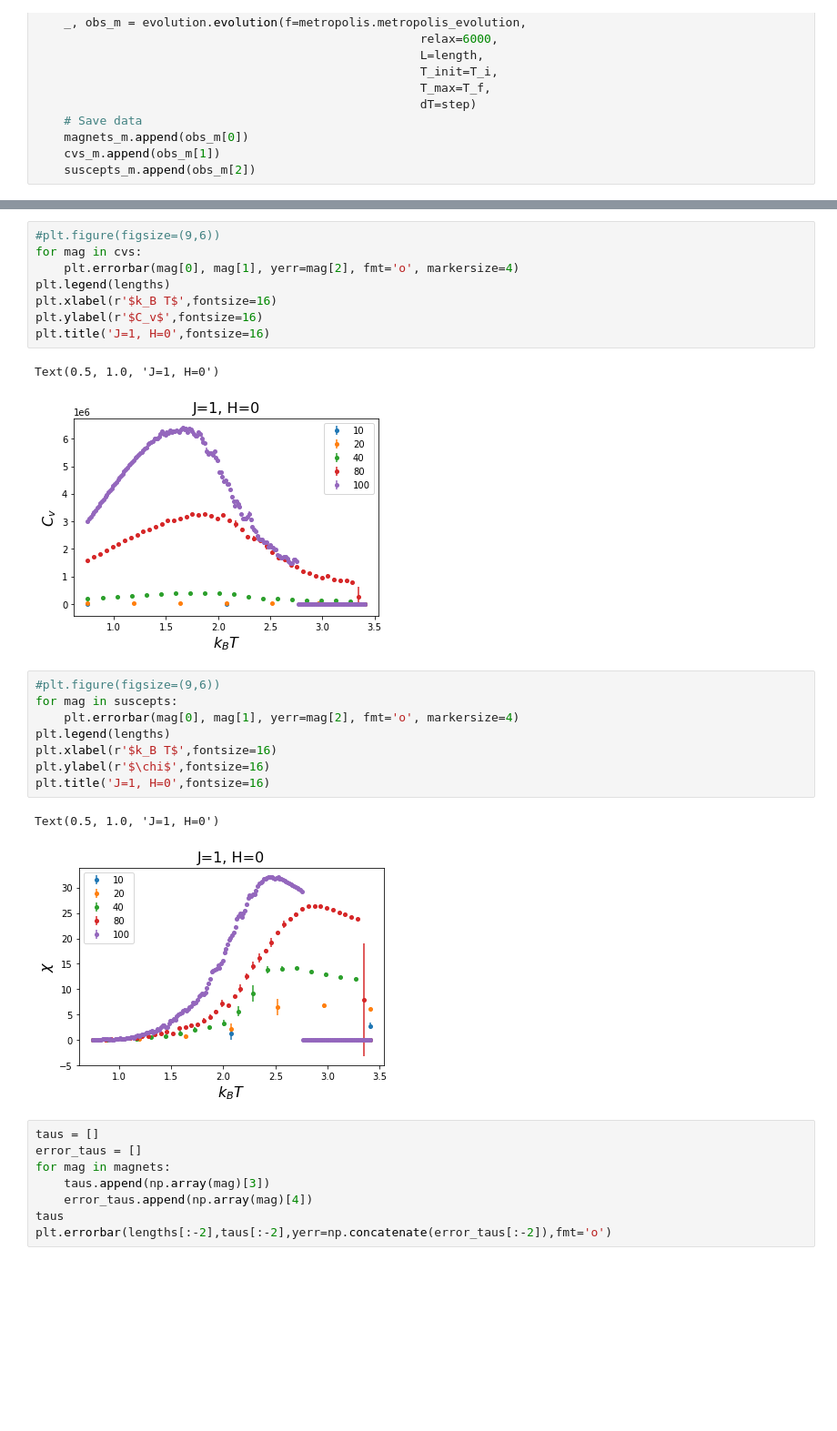
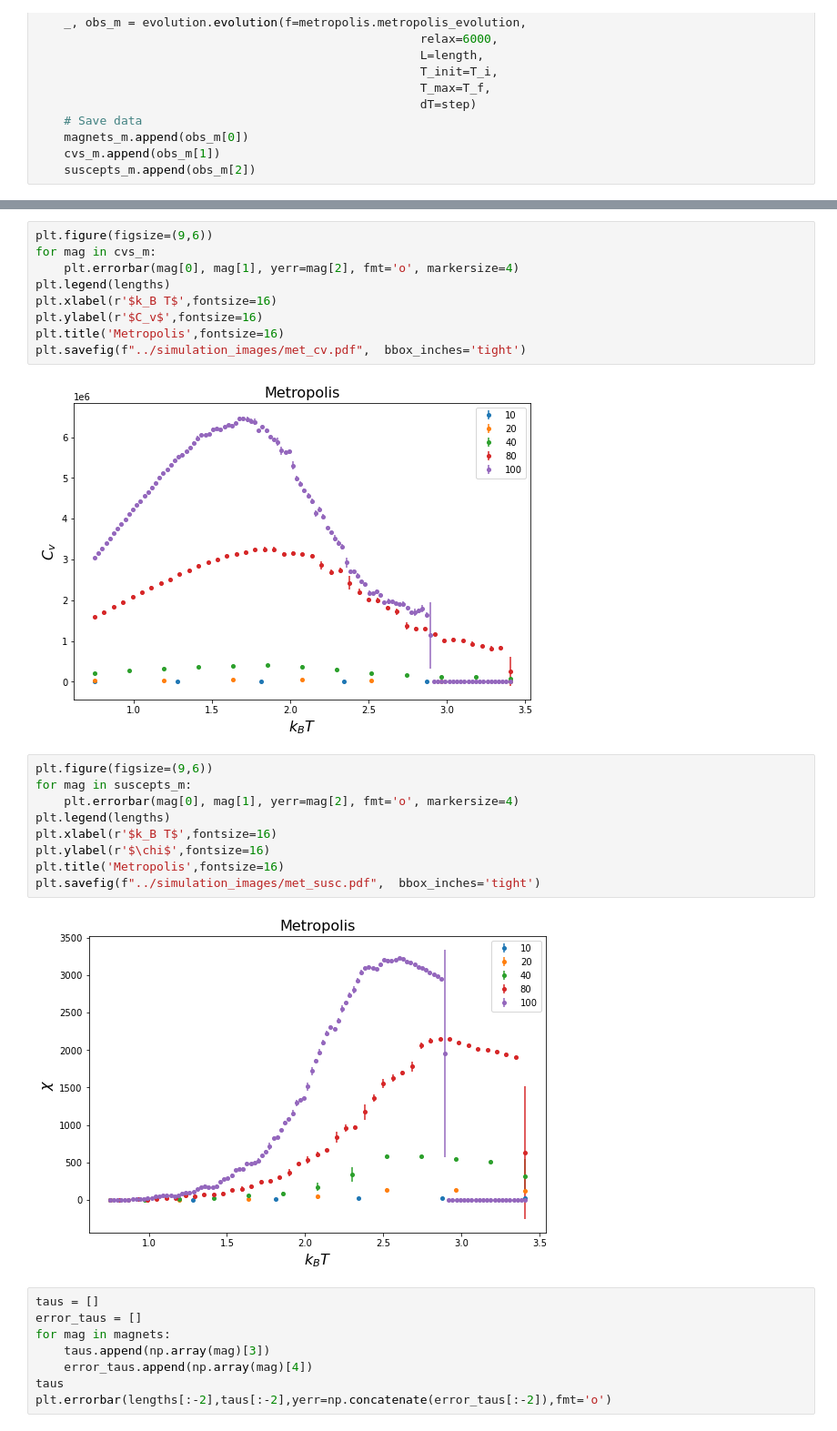
Before and after one commit to bernwo/AP3082-Ising-Model, a Jupyter notebook: scripts/results.ipynb, the cells around one changed output, grey strips where cells are left out. Shown at 91% size. Drawn from its saved outputs; the diff is of its cells as text; blank space fills up the shorter version.

```diff
--- a/scripts/results.ipynb
+++ b/scripts/results.ipynb
@@ -105,25 +109,25 @@ plt.savefig(f"../simulation_images/metropolis_size_dependence.pdf",  bbox_inches
 # %%
-#plt.figure(figsize=(9,6))
-for mag in cvs:
+plt.figure(figsize=(9,6))
+for mag in cvs_m:
     plt.errorbar(mag[0], mag[1], yerr=mag[2], fmt='o', markersize=4)
 plt.legend(lengths)
 plt.xlabel(r'$k_B T$',fontsize=16)
 plt.ylabel(r'$C_v$',fontsize=16)
-plt.title('J=1, H=0',fontsize=16)
+plt.title('Metropolis',fontsize=16)
+plt.savefig(f"../simulation_images/met_cv.pdf",  bbox_inches='tight')
 # %% [output]
-Text(0.5, 1.0, 'J=1, H=0')
-[figure, old version]
+[figure, new version]
 # %%
-#plt.figure(figsize=(9,6))
-for mag in suscepts:
+plt.figure(figsize=(9,6))
+for mag in suscepts_m:
     plt.errorbar(mag[0], mag[1], yerr=mag[2], fmt='o', markersize=4)
 plt.legend(lengths)
 plt.xlabel(r'$k_B T$',fontsize=16)
 plt.ylabel(r'$\chi$',fontsize=16)
-plt.title('J=1, H=0',fontsize=16)
+plt.title('Metropolis',fontsize=16)
+plt.savefig(f"../simulation_images/met_susc.pdf",  bbox_inches='tight')
 # %% [output]
-Text(0.5, 1.0, 'J=1, H=0')
-[figure, old version]
+[figure, new version]
 # %%
 taus = []
 error_taus = []
```
Also changed, not shown: parts of 17 cells of this notebook, 6 other files.
